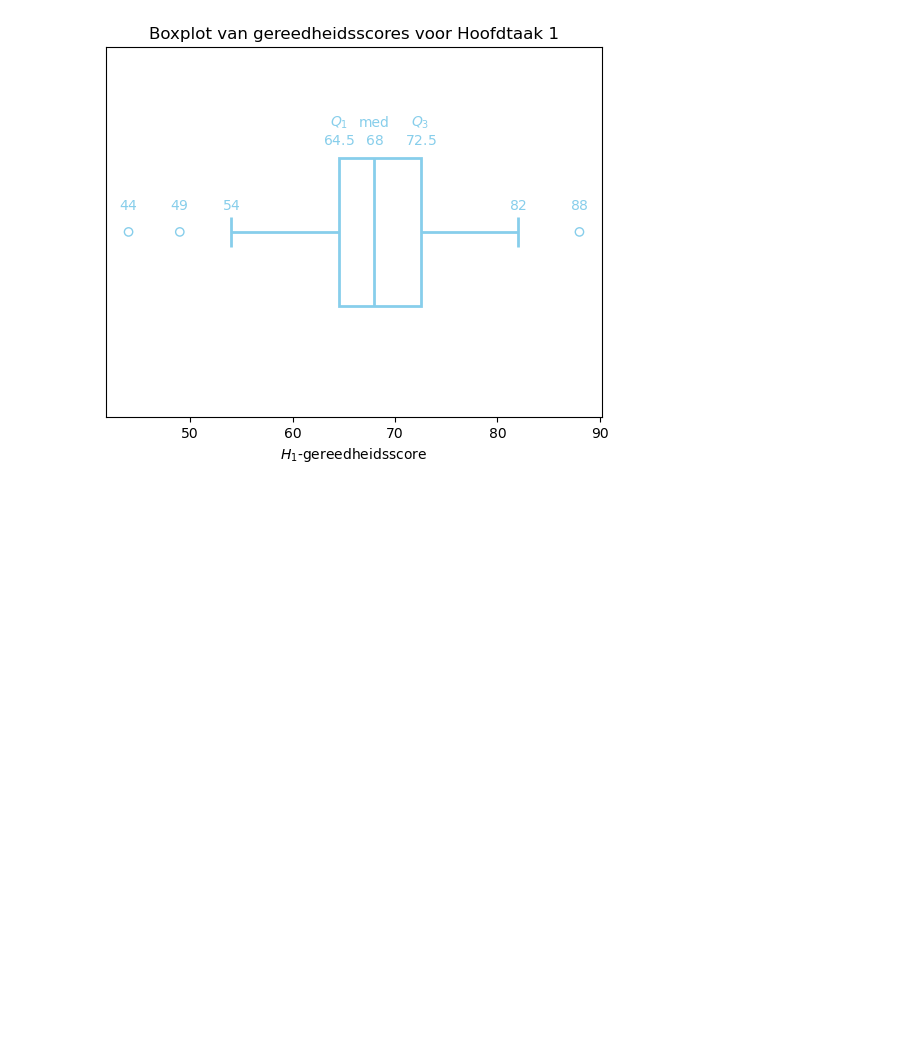
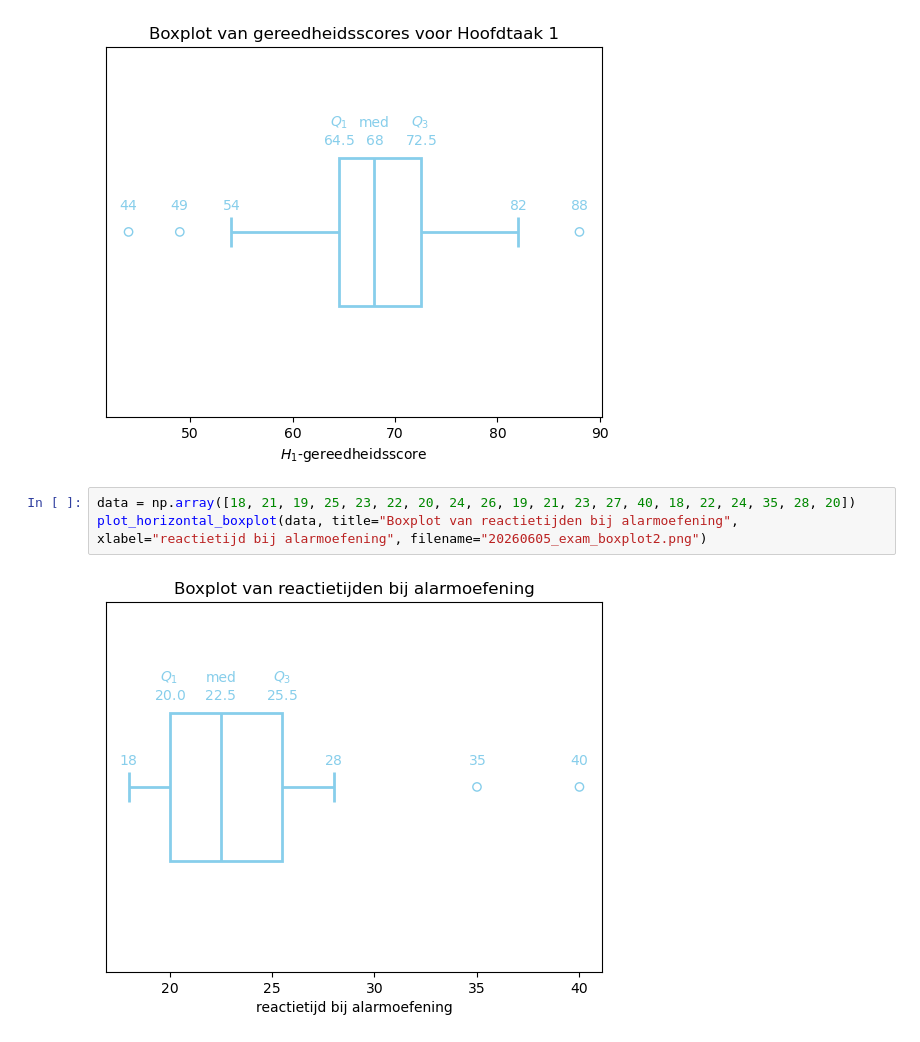
Before and after one commit to DBlom96/Statistiek, a Jupyter notebook: Python/Boxplots.ipynb, the cells around one changed output. Cells and saved outputs as stored; diff of their text form; blank space fills up the shorter version.

```diff
--- a/Python/Boxplots.ipynb
+++ b/Python/Boxplots.ipynb
@@ -278,3 +278,8 @@ data = np.array([44, 49, 54, 58, 64, 65, 65, 66, 67, 68, 68, 69, 71, 72, 73, 77,
 plot_horizontal_boxplot(data, title="Boxplot van gereedheidsscores voor Hoofdtaak 1", xlabel="$H_1$-gereedheidsscore", filename="example_boxplot.png")
 # %% [output]
 [figure]
+# %%
+data = np.array([18, 21, 19, 25, 23, 22, 20, 24, 26, 19, 21, 23, 27, 40, 18, 22, 24, 35, 28, 20])
+plot_horizontal_boxplot(data, title="Boxplot van reactietijden bij alarmoefening", xlabel="reactietijd bij alarmoefening", filename="20260605_exam_boxplot2.png")
+# %% [output]
+[figure, added]
```
Also changed, not shown: 19 other files.
